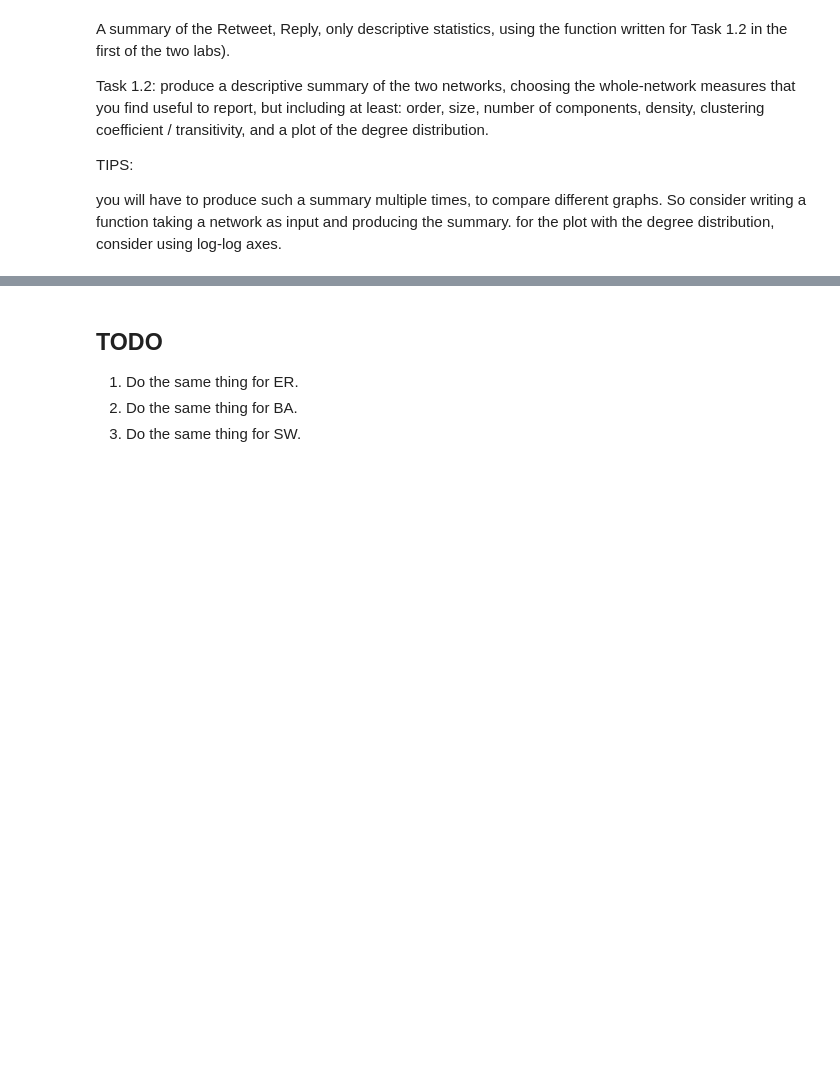
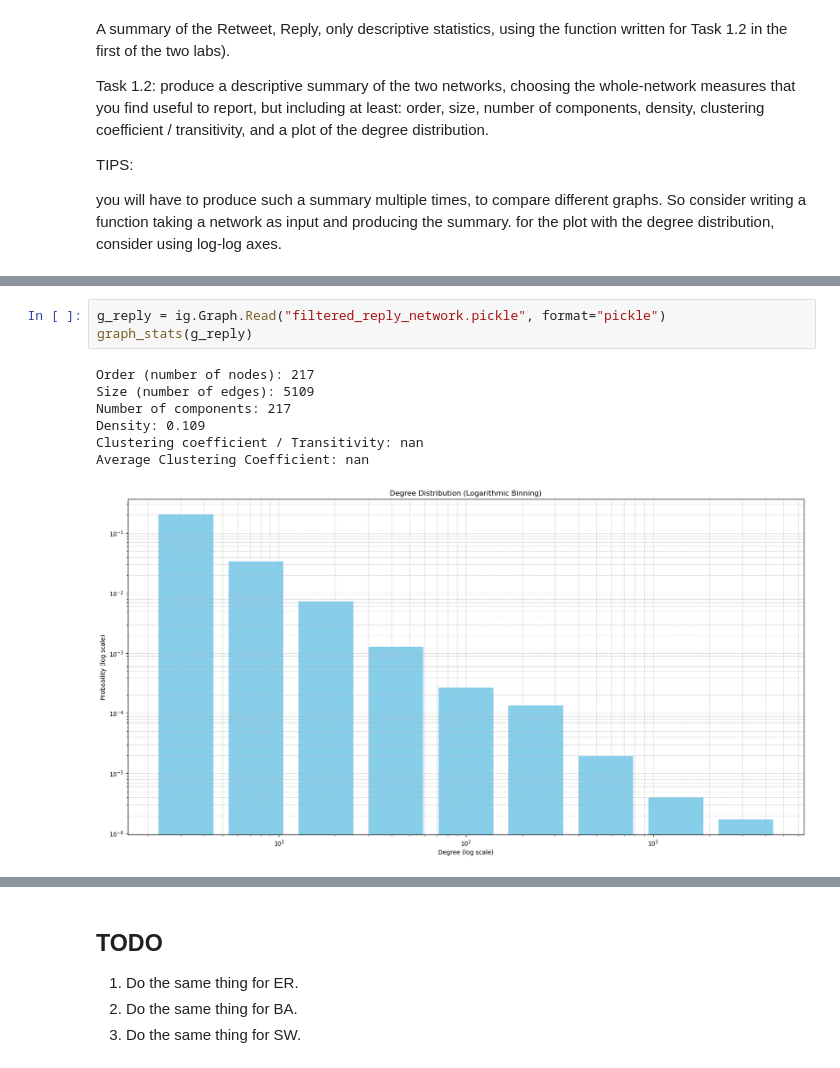
Before and after one commit to SunAndClouds/mining-of-social-data, a Jupyter notebook: lab_1_and_2/task1.ipynb, the cells around one changed output, grey strips where cells are left out. Drawn from its saved outputs; the diff is of its cells as text; blank space fills up the shorter version.

```diff
--- a/lab_1_and_2/task1.ipynb
+++ b/lab_1_and_2/task1.ipynb
@@ -67,0 +121,11 @@ Average Clustering Coefficient: 0.370
+# %%
+g_reply = ig.Graph.Read("filtered_reply_network.pickle", format="pickle")
+graph_stats(g_reply)
+# %% [output]
+Order (number of nodes): 217
+Size (number of edges): 5109
+Number of components: 217
+Density: 0.109
+Clustering coefficient / Transitivity: nan
+Average Clustering Coefficient: nan
+[figure, added]
```
Also changed, not shown: parts of 2 cells of this notebook, 6 other files.
